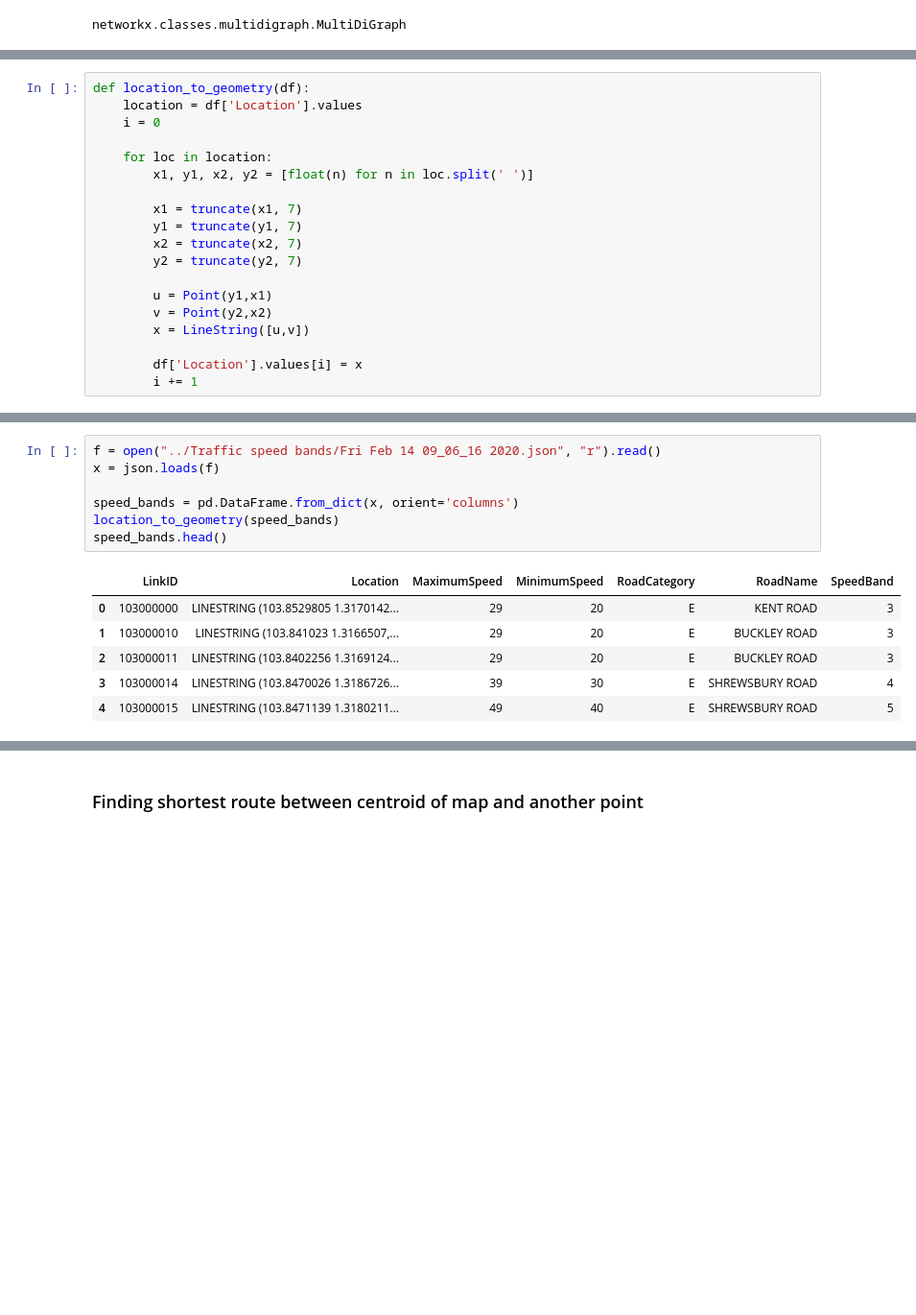
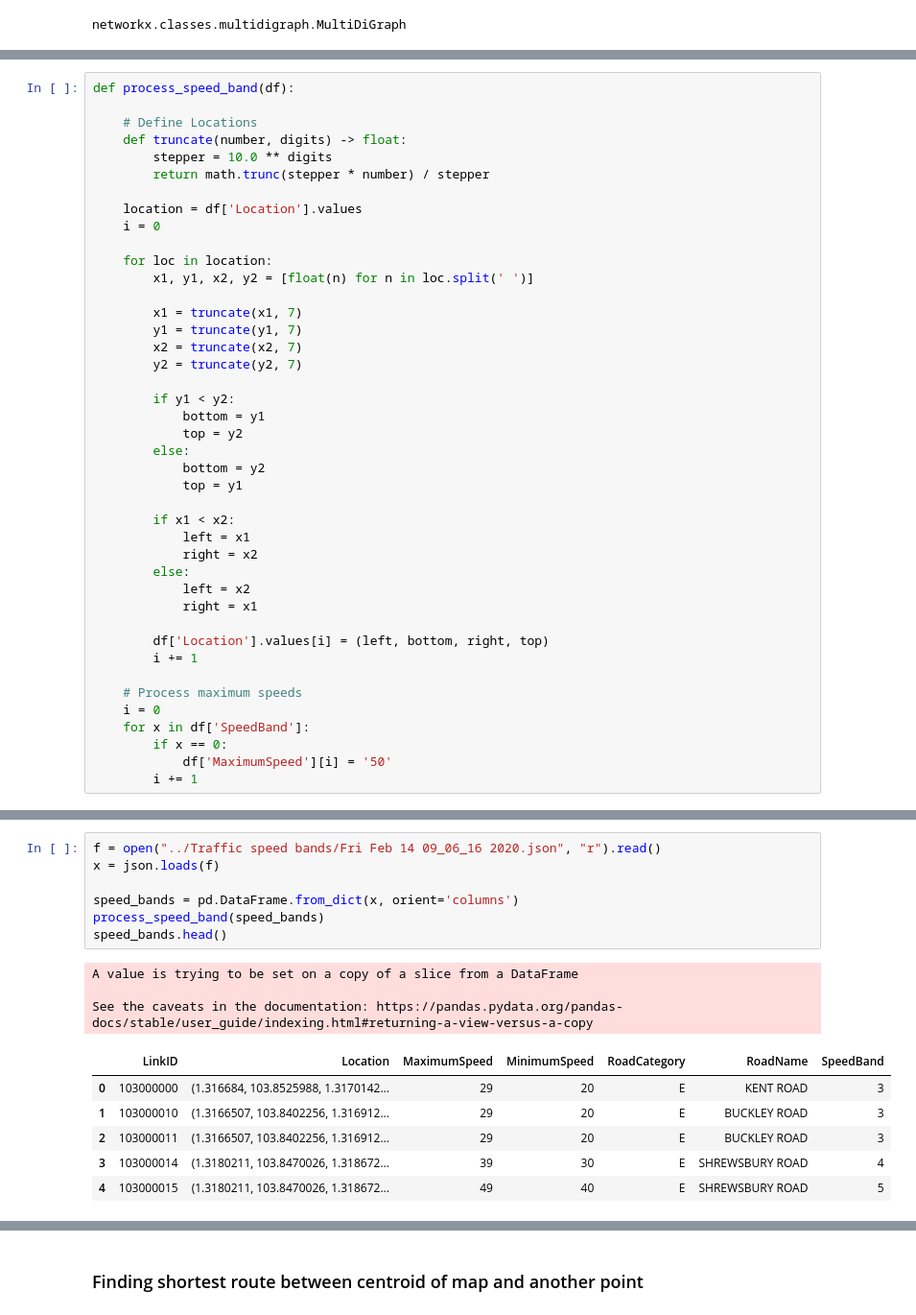
Before and after one commit to OrionStar25/Multi-Class-Fleet-Congestion-Management-for-AMoD-systems, a Jupyter notebook: Open Street Maps/Congestion-aware routing using A*.ipynb, the cells around one changed output, grey strips where cells are left out. Shown at 96% size. Cells and saved outputs as stored; diff of their text form; blank space fills up the shorter version.

```diff
--- a/Open Street Maps/Congestion-aware routing using A*.ipynb
+++ b/Open Street Maps/Congestion-aware routing using A*.ipynb
@@ -42,5 +28,11 @@ def truncate(number, digits) -> float:
 # %%
-def location_to_geometry(df):
+def process_speed_band(df):
+
+    # Define Locations
+    def truncate(number, digits) -> float:
+        stepper = 10.0 ** digits
+        return math.trunc(stepper * number) / stepper
+
     location = df['Location'].values
     i = 0
 
@@ -52,9 +44,26 @@ def location_to_geometry(df):
         x2 = truncate(x2, 7)
         y2 = truncate(y2, 7)
 
-        u = Point(y1,x1)
-        v = Point(y2,x2)
-        x = LineString([u,v])
+        if y1 < y2:
+            bottom = y1
+            top = y2
+        else:
+            bottom = y2
+            top = y1
 
-        df['Location'].values[i] = x
+        if x1 < x2:
+            left = x1
+            right = x2
+        else:
+            left = x2
+            right = x1
+
+        df['Location'].values[i] = (left, bottom, right, top)
         i += 1
+
+    # Process maximum speeds
+    i = 0
+    for x in df['SpeedBand']:
+        if x == 0:
+            df['MaximumSpeed'][i] = '50'
+        i += 1
@@ -61,14 +164,17 @@ def location_to_geometry(df):
 # %%
 f = open("../Traffic speed bands/Fri Feb 14 09_06_16 2020.json", "r").read()
 x = json.loads(f)
 
 speed_bands = pd.DataFrame.from_dict(x, orient='columns')
-location_to_geometry(speed_bands)
+process_speed_band(speed_bands)
 speed_bands.head()
 # %% [output]
+A value is trying to be set on a copy of a slice from a DataFrame
+
+See the caveats in the documentation: https://pandas.pydata.org/pandas-docs/stable/user_guide/indexing.html#returning-a-view-versus-a-copy
 |  | LinkID | Location | MaximumSpeed | MinimumSpeed | RoadCategory | RoadName | SpeedBand |
-| 0 | 103000000 | LINESTRING (103.8529805 1.3170142... | 29 | 20 | E | KENT ROAD | 3 |
-| 1 | 103000010 | LINESTRING (103.841023 1.3166507,... | 29 | 20 | E | BUCKLEY ROAD | 3 |
-| 2 | 103000011 | LINESTRING (103.8402256 1.3169124... | 29 | 20 | E | BUCKLEY ROAD | 3 |
-| 3 | 103000014 | LINESTRING (103.8470026 1.3186726... | 39 | 30 | E | SHREWSBURY ROAD | 4 |
-| 4 | 103000015 | LINESTRING (103.8471139 1.3180211... | 49 | 40 | E | SHREWSBURY ROAD | 5 |
+| 0 | 103000000 | (1.316684, 103.8525988, 1.3170142... | 29 | 20 | E | KENT ROAD | 3 |
+| 1 | 103000010 | (1.3166507, 103.8402256, 1.316912... | 29 | 20 | E | BUCKLEY ROAD | 3 |
+| 2 | 103000011 | (1.3166507, 103.8402256, 1.316912... | 29 | 20 | E | BUCKLEY ROAD | 3 |
+| 3 | 103000014 | (1.3180211, 103.8470026, 1.318672... | 39 | 30 | E | SHREWSBURY ROAD | 4 |
+| 4 | 103000015 | (1.3180211, 103.8470026, 1.318672... | 49 | 40 | E | SHREWSBURY ROAD | 5 |
```
Also changed, not shown: parts of 18 cells of this notebook, 1 other file.
